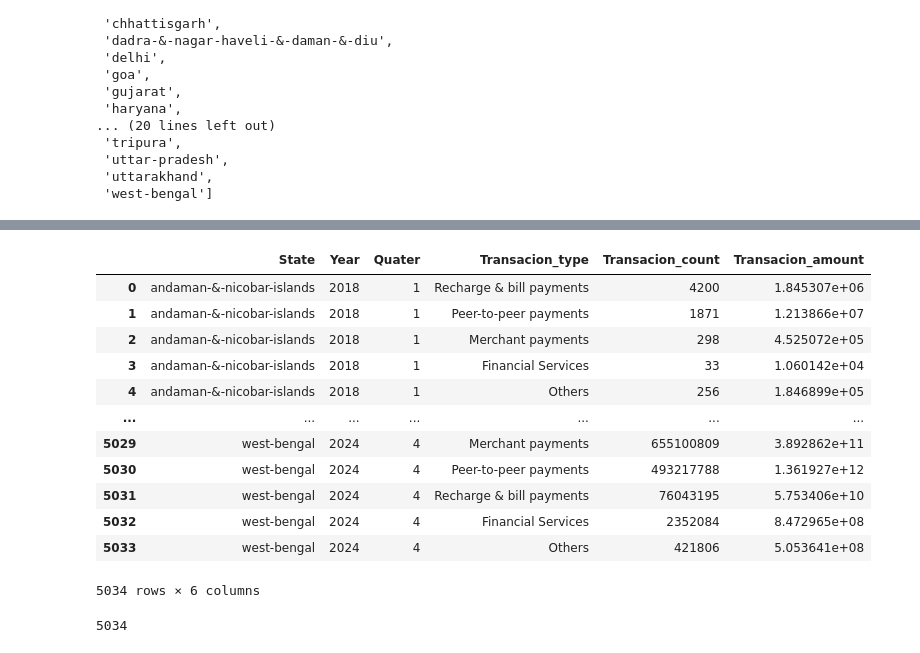
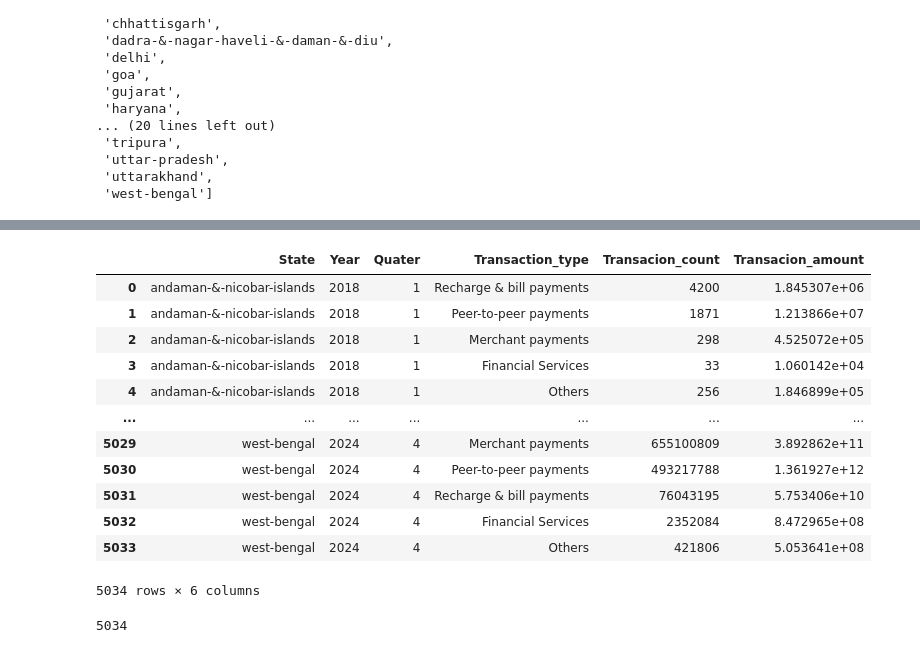
Before and after one commit to kanagaraj-kk/phone_pay, a Jupyter notebook: data.ipynb, the cells around one changed output, grey strips where cells are left out. Drawn from its saved outputs; the diff is of its cells as text; code cells hidden in the pictures.

```diff
--- a/data.ipynb
+++ b/data.ipynb
@@ -42,36 +60,36 @@ import os
 path = r"C:\Guvi_Zen\phone_pay\pulse\data\aggregated\transaction\country\india\state"
 Agg_trans_state_list=os.listdir(path)
 Agg_trans_state_list
 #Agg_state_list--> to get the list of states in India
 #-------------------
 #This is to extract the data's to create a dataframe
 
-clm={'State':[], 'Year':[],'Quater':[],'Transacion_type':[], 'Transacion_count':[], 'Transacion_amount':[]}
+clm={'State':[], 'Year':[],'Quater':[],'Transaction_type':[], 'Transacion_count':[], 'Transacion_amount':[]}
 for i in Agg_trans_state_list:
     p_i=os.path.join(path,i)
     Agg_yr=os.listdir(p_i)
     for j in Agg_yr:
         p_j=os.path.join(p_i, j)
         Agg_yr_list=os.listdir(p_j)
         for k in Agg_yr_list:
             p_k=os.path.join(p_j, k)
             Data=open(p_k,'r')
             D=json.load(Data)
             for z in D['data']['transactionData']:
               Name=z['name']
               count=z['paymentInstruments'][0]['count']
               amount=z['paymentInstruments'][0]['amount']
-              clm['Transacion_type'].append(Name)
+              clm['Transaction_type'].append(Name)
               clm['Transacion_count'].append(count)
               clm['Transacion_amount'].append(amount)
               clm['State'].append(i)
               clm['Year'].append(j)
               clm['Quater'].append(int(k.strip('.json')))
 #Succesfully created a dataframe
 Agg_Trans=pd.DataFrame(clm)
 Agg_Trans
 # %% [output]
-|  | State | Year | Quater | Transacion_type | Transacion_count | Transacion_amount |
+|  | State | Year | Quater | Transaction_type | Transacion_count | Transacion_amount |
 | 0 | andaman-&-nicobar-islands | 2018 | 1 | Recharge & bill payments | 4200 | 1.845307e+06 |
 | 1 | andaman-&-nicobar-islands | 2018 | 1 | Peer-to-peer payments | 1871 | 1.213866e+07 |
 | 2 | andaman-&-nicobar-islands | 2018 | 1 | Merchant payments | 298 | 4.525072e+05 |
```
Also changed, not shown: parts of 10 cells of this notebook, 1 other file.
